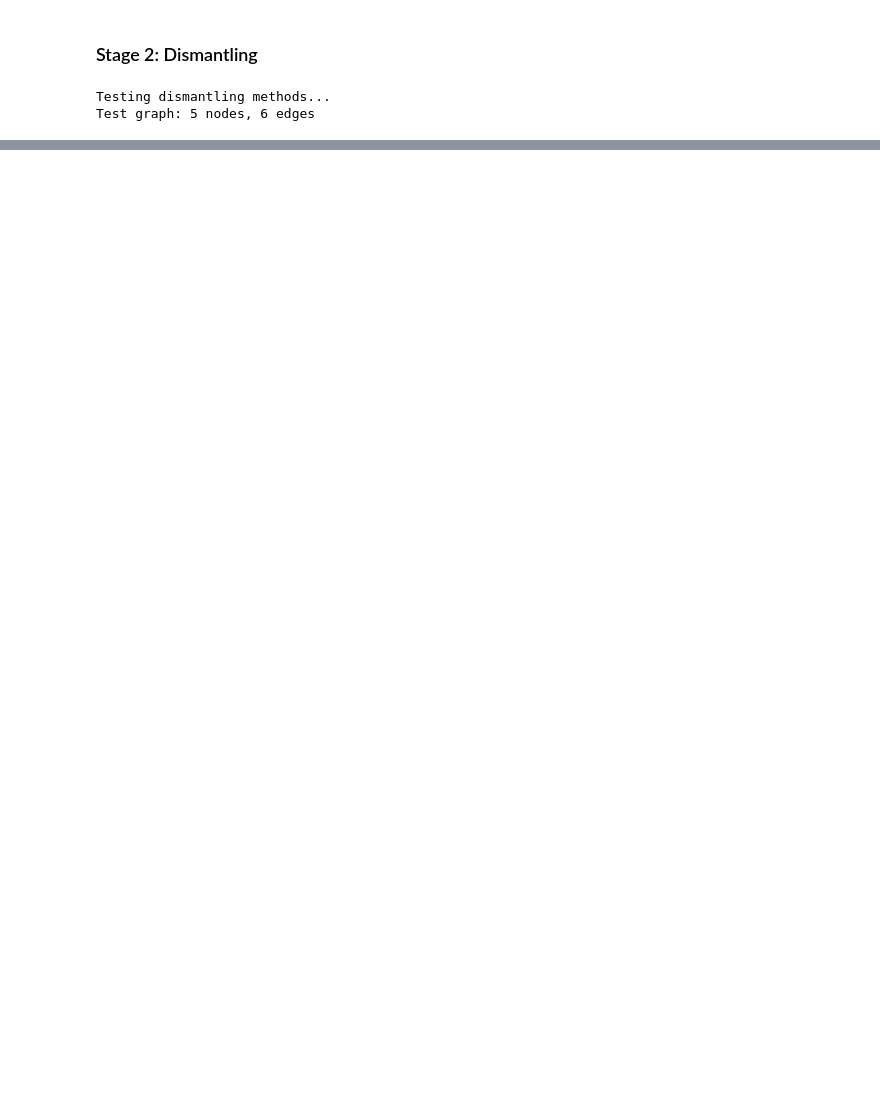
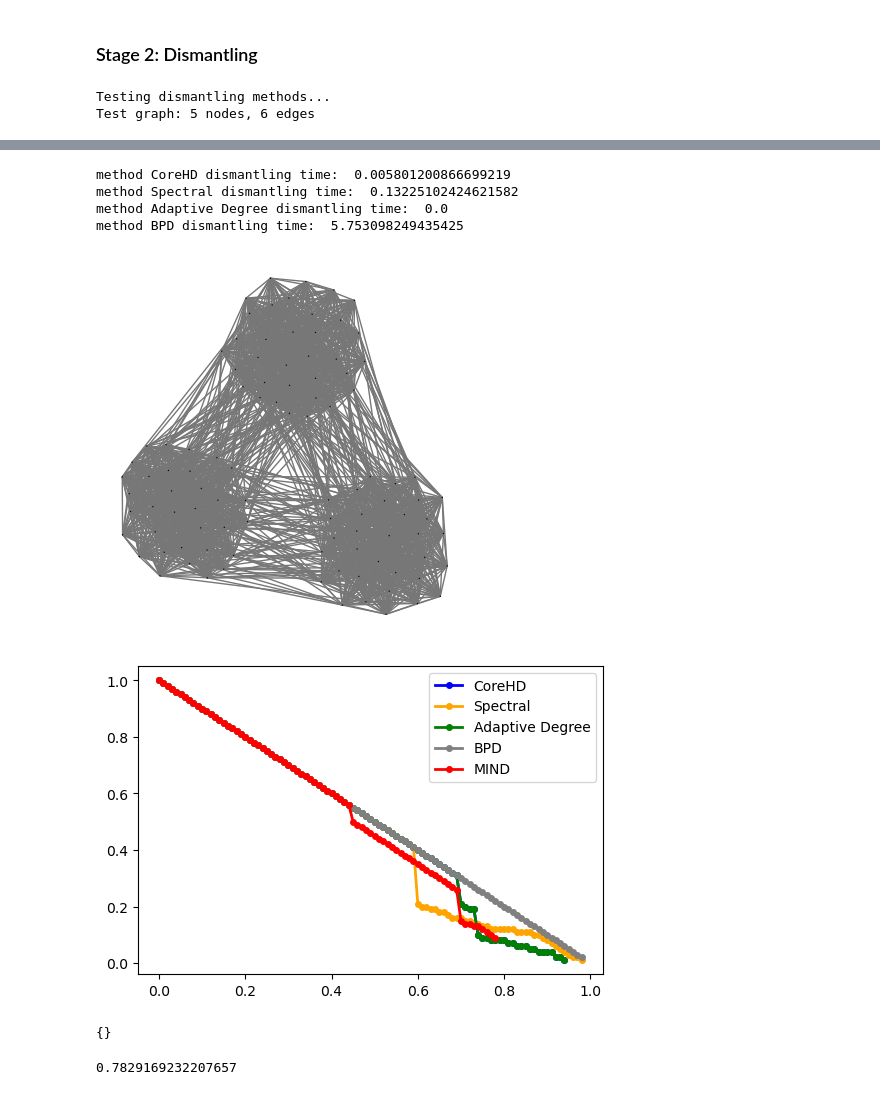
Before and after one commit to Rich-Chaw/MIND-ND, a Jupyter notebook: baseline.ipynb, the cells around one changed output, grey strips where cells are left out. Cells and saved outputs as stored; diff of their text form; code cells hidden in the pictures; blank space fills up the shorter version.

```diff
--- a/baseline.ipynb
+++ b/baseline.ipynb
@@ -734,0 +246,23 @@ how to choose community detection, centrality, K (community num), max_iterations
+# %%
+import importlib
+import graphs
+importlib.reload(graphs.gen_switched_graphs)
+# from graph_analysis import statistics
+from graphs.gen_switched_graphs import stochastic_block_model
+G_sbm = stochastic_block_model(N=100)
+G_sbm.vs['static_id'] = list(range(100)) # Keep track of original IDs
+plot_graph(G_sbm)
+# statistics(G_sbm)
+benchmark_dismantling(G_sbm, methods)
+# %% [output]
+method CoreHD dismantling time:  0.005801200866699219
+method Spectral dismantling time:  0.13225102424621582
+method Adaptive Degree dismantling time:  0.0
+method BPD dismantling time:  5.753098249435425
+[figure, added]
+[figure, added]
+{}
+# %%
+np.random.rand()
+# %% [output]
+0.7829169232207657
```
Also changed, not shown: parts of 25 cells of this notebook, 19 other files.
